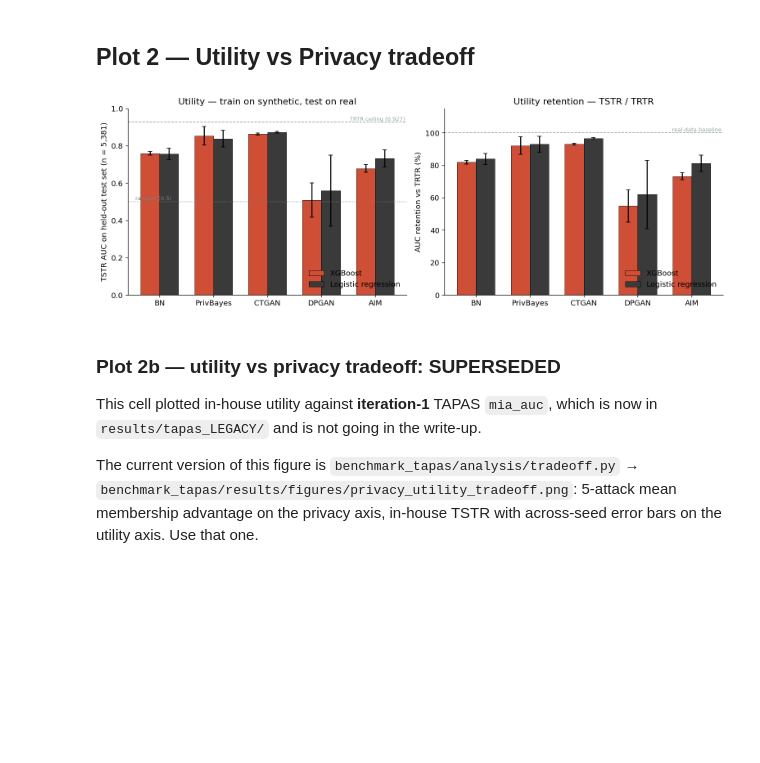
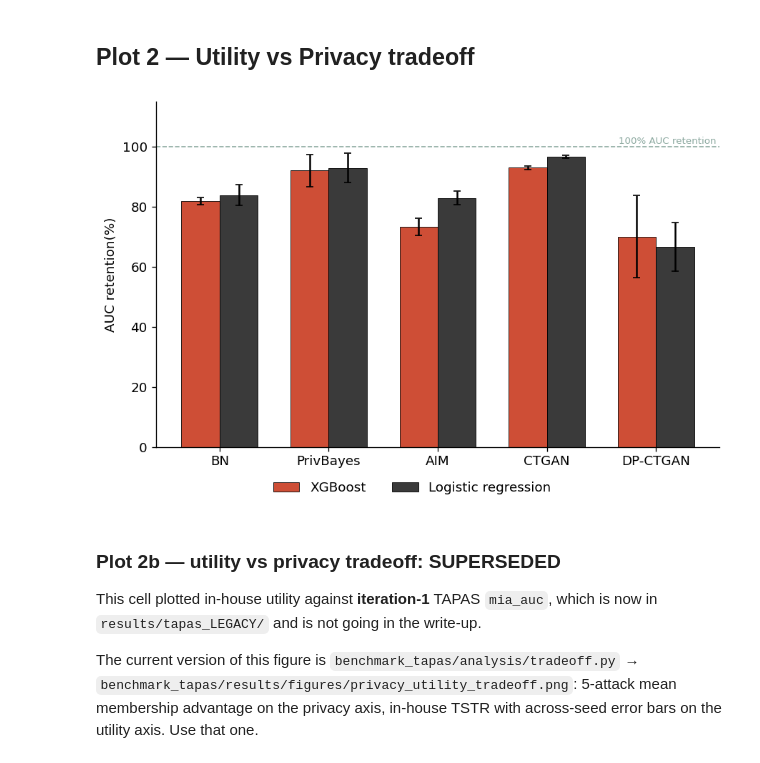
Before and after one commit to oliviapeng26/priv-sdg, a Jupyter notebook: evaluation/analysis.ipynb, the cells around one changed output. Cells and saved outputs as stored; diff of their text form; code cells hidden in the pictures; blank space fills up the shorter version.

```diff
--- a/evaluation/analysis.ipynb
+++ b/evaluation/analysis.ipynb
@@ -222,62 +253,40 @@ plt.show()
 # %% [markdown]
 ## Plot 2 — Utility vs Privacy tradeoff
 # %%
-# Left: absolute TSTR AUC against the TRTR ceiling. Right: retention = TSTR/TRTR.
+# Retention = TSTR / TRTR. The absolute-AUC panel this used to sit beside is dropped --
+# retention already carries the TRTR ceiling (it IS the ceiling, rescaled to 100%), so
+# nothing about the comparison is lost, only the redundant axis.
 # Error bars are across-seed s.d. (seeds.RUN_SEEDS) - read them before comparing bars.
-fig, axes = plt.subplots(1, 2, figsize=(13, 4.6))
+fig, ax = plt.subplots(figsize=(7.5, 4.6))
 
-labels = [METHOD_LABELS[m] for m in METHOD_ORDER
+labels = [METHOD_LABELS[m] for m in PLOT_ORDER
           if not util.loc[METHOD_LABELS[m]].isna().all()]
-methods_present = [m for m in METHOD_ORDER if METHOD_LABELS[m] in labels]
+methods_present = [m for m in PLOT_ORDER if METHOD_LABELS[m] in labels]
 x = np.arange(len(labels))
 width = 0.35
 
-# --- absolute AUC ---
-ax = axes[0]
-ax.bar(x - width/2, [util.loc[l, 'tstr_xgboost_auc'] for l in labels], width,
-       yerr=[util_sd.loc[l, 'tstr_xgboost_auc'] for l in labels], capsize=3,
-       label='XGBoost', color=ORANGE, edgecolor='black', linewidth=0.5)
-ax.bar(x + width/2, [util.loc[l, 'tstr_logistic_regression_auc'] for l in labels], width,
-       yerr=[util_sd.loc[l, 'tstr_logistic_regression_auc'] for l in labels], capsize=3,
-       label='Logistic regression', color=GREY, edgecolor='black', linewidth=0.5)
-
-trtr = util['trtr_xgboost_auc'].dropna().iloc[0]
-ax.axhline(trtr, ls='--', lw=1, color=TEAL)
-ax.text(len(labels) - 0.45, trtr + 0.008, f'TRTR ceiling ({trtr:.3f})',
-        fontsize=8, color=TEAL, ha='right')
-ax.axhline(0.5, ls=':', lw=1, color='grey')
-ax.text(-0.45, 0.51, 'random (0.5)', fontsize=8, color='grey')
+bars_xgb = ax.bar(x - width/2, [100 * util.loc[l, 'retention_xgboost'] for l in labels], width,
+                  yerr=[100 * util_sd.loc[l, 'retention_xgboost'] for l in labels], capsize=3,
+                  label='XGBoost', color=ORANGE, edgecolor='black', linewidth=0.5)
+bars_lr = ax.bar(x + width/2, [100 * util.loc[l, 'retention_logistic_regression'] for l in labels], width,
+                 yerr=[100 * util_sd.loc[l, 'retention_logistic_regression'] for l in labels], capsize=3,
+                 label='Logistic regression', color=GREY, edgecolor='black', linewidth=0.5)
+ax.axhline(100, ls='--', lw=1, color=TEAL)
+ax.text(len(labels) - 0.45, 101, '100% AUC retention', fontsize=8, color=TEAL, ha='right')
 
 ax.set_xticks(x); ax.set_xticklabels(labels)
-ax.set_ylabel('TSTR AUC on held-out test set (n = 5,381)')
-ax.set_ylim(0, 1.0)
-ax.set_title('Utility — train on synthetic, test on real')
-ax.legend(frameon=False, loc='lower right')
+ax.set_ylabel('AUC retention(%)')
+ax.set_ylim(0, 115)
+# ax.set_title('Utility retention — TSTR / TRTR')
 ax.spines[['top', 'right']].set_visible(False)
 
-# --- retention ---
-ax = axes[1]
-ax.bar(x - width/2, [100 * util.loc[l, 'retention_xgboost'] for l in labels], width,
-       yerr=[100 * util_sd.loc[l, 'retention_xgboost'] for l in labels], capsize=3,
-       label='XGBoost', color=ORANGE, edgecolor='black', linewidth=0.5)
-ax.bar(x + width/2, [100 * util.loc[l, 'retention_logistic_regression'] for l in labels], width,
-       yerr=[100 * util_sd.loc[l, 'retention_logistic_regression'] for l in labels], capsize=3,
-       label='Logistic regression', color=GREY, edgecolor='black', linewidth=0.5)
-ax.axhline(100, ls='--', lw=1, color=TEAL)
-ax.text(len(labels) - 0.45, 101, 'real-data baseline', fontsize=8, color=TEAL, ha='right')
-
-ax.set_xticks(x); ax.set_xticklabels(labels)
-ax.set_ylabel('AUC retention vs TRTR (%)')
-ax.set_ylim(0, 115)
-ax.set_title('Utility retention — TSTR / TRTR')
-ax.legend(frameon=False, loc='lower right')
-ax.spines[['top', 'right']].set_visible(False)
-
+fig.legend(handles=[bars_xgb, bars_lr], labels=['XGBoost', 'Logistic regression'],
+          frameon=False, ncol=2, loc='lower center', bbox_to_anchor=(0.5, -0.06))
 plt.tight_layout()
 plt.savefig(RESULTS / 'utility_metric_comparison.png', bbox_inches='tight', dpi=150)
 plt.show()
 # %% [output]
-[figure, old version]
+[figure, new version]
 # %% [markdown]
 ### Plot 2b — utility vs privacy tradeoff: SUPERSEDED
 
```
Also changed, not shown: parts of 13 cells of this notebook, 9 other files.
